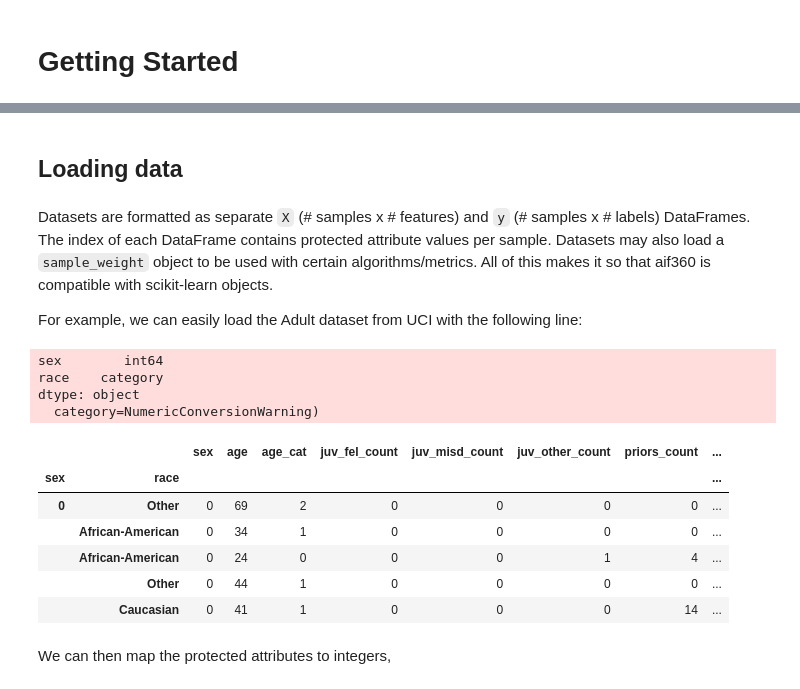
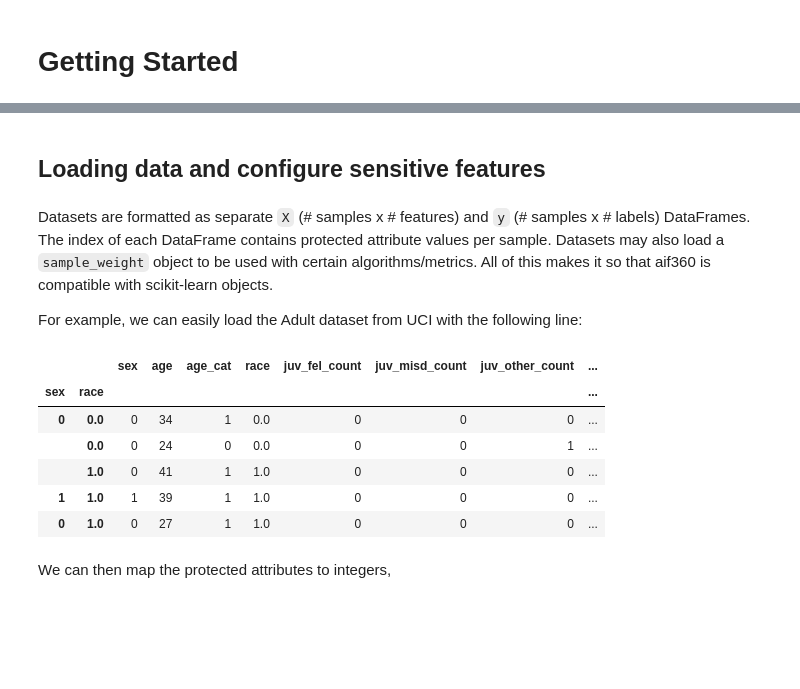
Before and after one commit to Trusted-AI/AIF360, a Jupyter notebook: examples/sklearn/demo_bias_explaination.ipynb, the cells around one changed output, grey strips where cells are left out. Saved outputs shown, nothing was run; the diff lists cells and outputs as text; code cells hidden in the pictures; blank space fills up the shorter version.

```diff
--- a/examples/sklearn/demo_bias_explaination.ipynb
+++ b/examples/sklearn/demo_bias_explaination.ipynb
@@ -37,25 +23,54 @@ pip install 'aif360[LawSchoolGPA]'
 # %% [markdown]
-## Loading data
+## Loading data and configure sensitive features
 # %% [markdown]
 Datasets are formatted as separate `X` (# samples x # features) and `y` (# samples x # labels) DataFrames. The index of each DataFrame contains protected attribute values per sample. Datasets may also load a `sample_weight` object to be used with certain algorithms/metrics. All of this makes it so that aif360 is compatible with scikit-learn objects.
 
 For example, we can easily load the Adult dataset from UCI with the following line:
-# %%
-# X, y, sample_weight = fetch_adult(numeric_only=True)
-X, y = fetch_compas(numeric_only=True)
-X.head()
-# %% [output]
-sex        int64
-race    category
-dtype: object
-  category=NumericConversionWarning)
-|  |  | sex | age | age_cat | juv_fel_count | juv_misd_count | juv_other_count | priors_count | ... |
-| sex | race |  |  |  |  |  |  |  | ... |
-| 0 | Other | 0 | 69 | 2 | 0 | 0 | 0 | 0 | ... |
-|  | African-American | 0 | 34 | 1 | 0 | 0 | 0 | 0 | ... |
-|  | African-American | 0 | 24 | 0 | 0 | 0 | 1 | 4 | ... |
-|  | Other | 0 | 44 | 1 | 0 | 0 | 0 | 0 | ... |
-|  | Caucasian | 0 | 41 | 1 | 0 | 0 | 0 | 14 | ... |
+# %%
+dataset = "compas" # choose between adult, compas, german
+
+sensitive_features_config = 0 # choose between 0, 1, 2
+sensitive_features_config_dic = {
+    "adult": {
+        0 : ['race'],
+        1 : ['sex'],
+        2 : ['race', 'sex']
+    },
+    "compas": {
+        0 : ['race'],
+        1 : ['sex'],
+        2 : ['race', 'sex']
+    },
+    "german": {
+        0 : ['sex'],
+        1 : ['age'],
+        2 : ['age', 'sex']
+    }
+}
+
+sensitive_features = sensitive_features_config_dic[dataset][sensitive_features_config]
+
+if(dataset == "adult"):
+    X, y, sample_weight = fetch_adult(numeric_only=True)
+elif(dataset == "compas"):
+    X, y = fetch_compas(numeric_only=True, binary_race=True)
+elif(dataset == "german"):
+    X, y = fetch_german(numeric_only=True)
+    # make age binary if age is used as sensitive feature
+    if('age' in sensitive_features):
+        X['age'] = X['age'] > 25
+else:
+    raise ValueError("Unknown dataset")
+
+X.head()
+# %% [output]
+|  |  | sex | age | age_cat | race | juv_fel_count | juv_misd_count | juv_other_count | ... |
+| sex | race |  |  |  |  |  |  |  | ... |
+| 0 | 0.0 | 0 | 34 | 1 | 0.0 | 0 | 0 | 0 | ... |
+|  | 0.0 | 0 | 24 | 0 | 0.0 | 0 | 0 | 1 | ... |
+|  | 1.0 | 0 | 41 | 1 | 1.0 | 0 | 0 | 0 | ... |
+| 1 | 1.0 | 1 | 39 | 1 | 1.0 | 0 | 0 | 0 | ... |
+| 0 | 1.0 | 0 | 27 | 1 | 1.0 | 0 | 0 | 0 | ... |
 # %% [markdown]
 We can then map the protected attributes to integers,
 # %%
```
Also changed, not shown: parts of 46 cells of this notebook, 1 other file.
